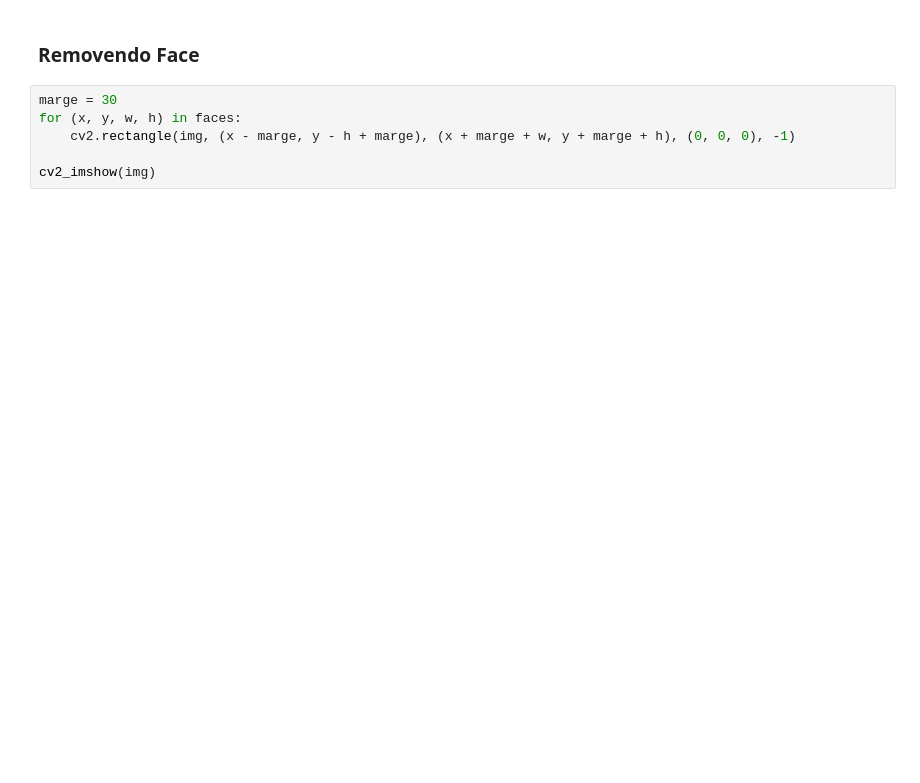
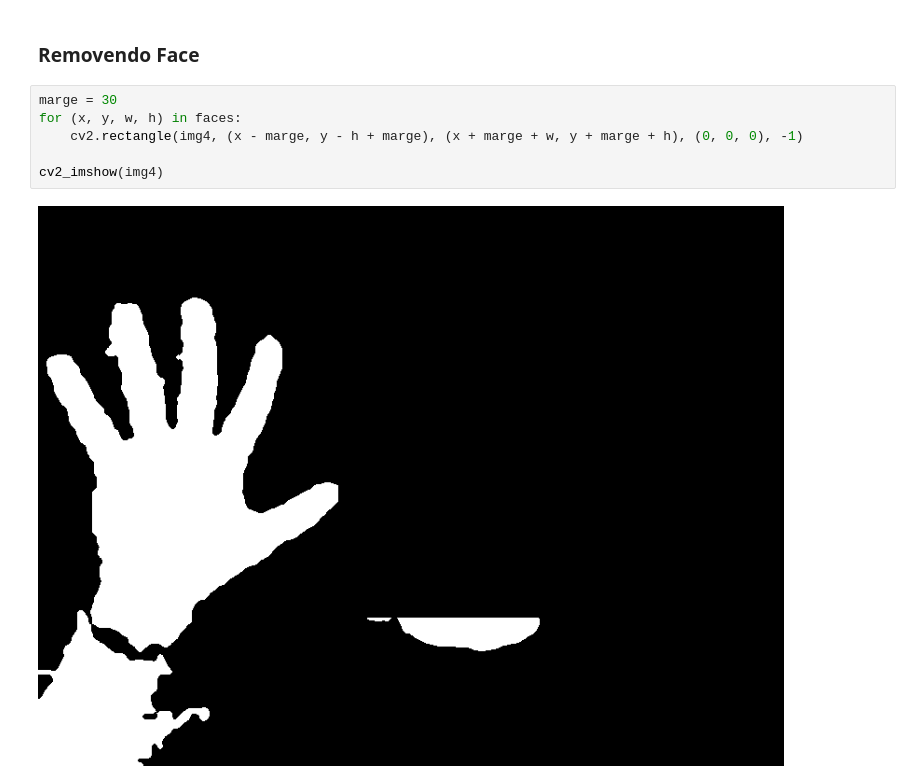
Before and after one commit to ssauloferreira/hand-tracking-classification, a Jupyter notebook: hand_gestures.ipynb, the cells around one changed output. Cells and saved outputs as stored; diff of their text form; blank space fills up the shorter version.

```diff
--- a/hand_gestures.ipynb
+++ b/hand_gestures.ipynb
@@ -113,6 +121,8 @@ img = remove_concomponent(img=img, min_value=150)
 # %%
 marge = 30
 for (x, y, w, h) in faces:
-    cv2.rectangle(img, (x - marge, y - h + marge), (x + marge + w, y + marge + h), (0, 0, 0), -1)
+    cv2.rectangle(img4, (x - marge, y - h + marge), (x + marge + w, y + marge + h), (0, 0, 0), -1)
 
-cv2_imshow(img)
+cv2_imshow(img4)
+# %% [output]
+[figure, added]
```
Also changed, not shown: parts of 5 cells of this notebook.
